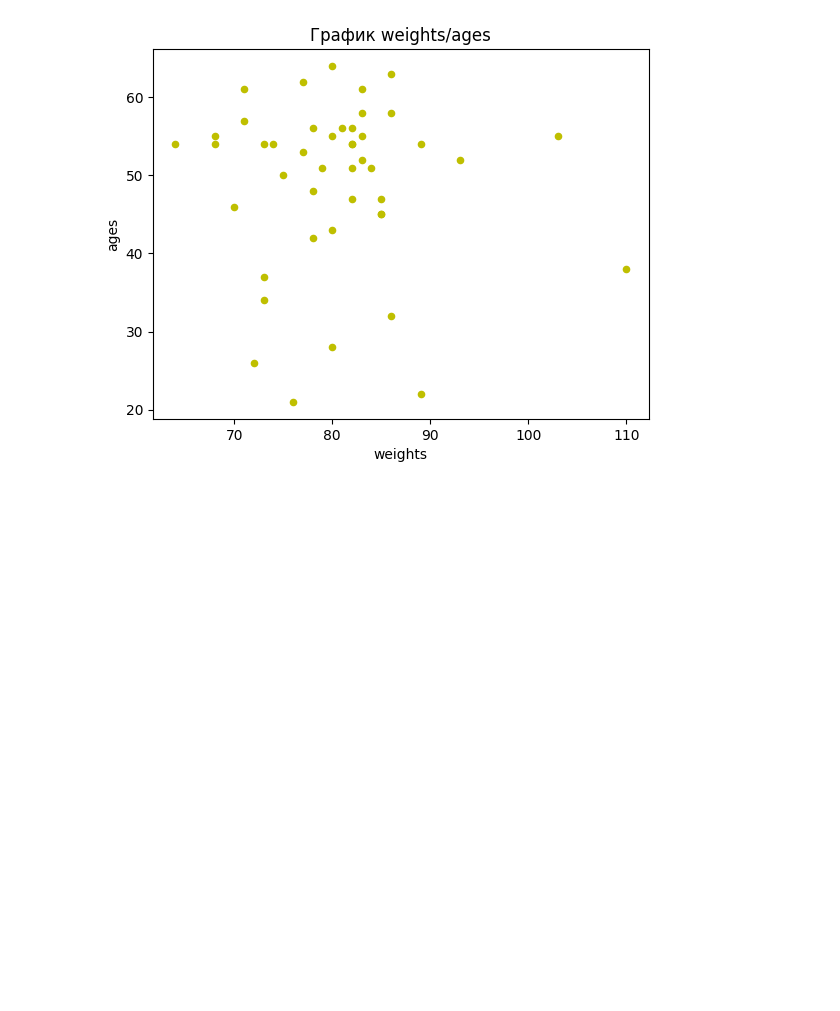
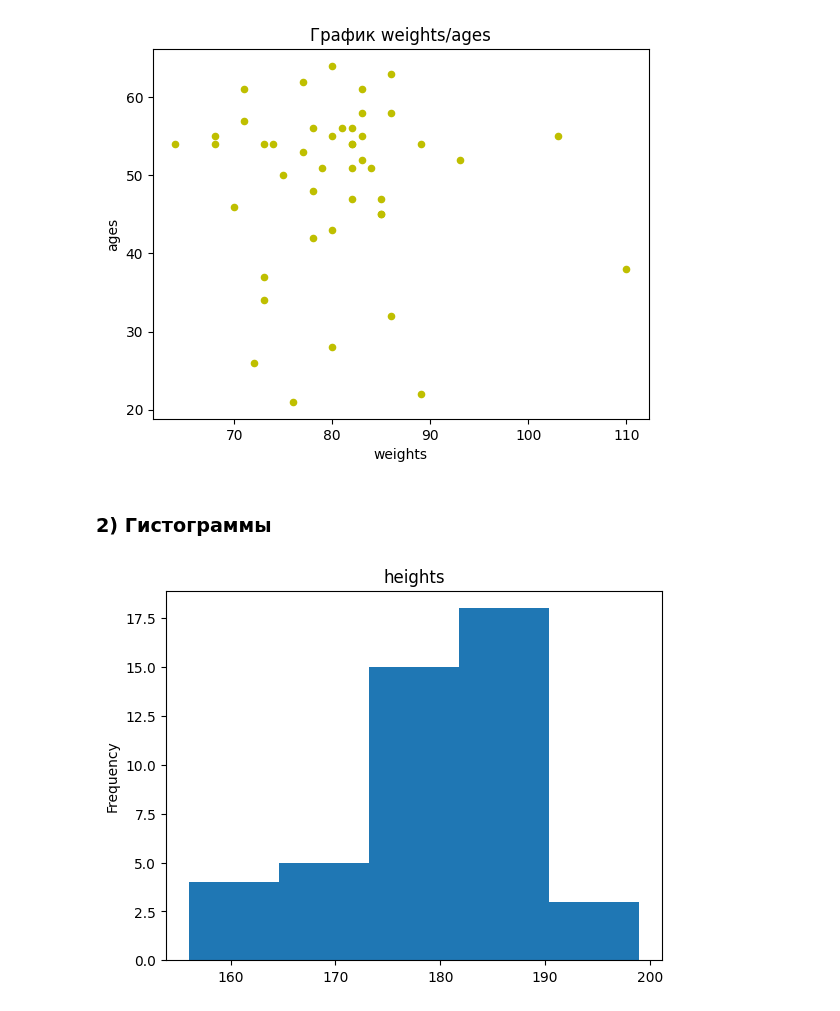
Before and after one commit to ConstantinePluss/Python, a Jupyter notebook: Chapter 3/Глава 3_1.ipynb, the cells around one changed output. Drawn from its saved outputs; the diff is of its cells as text; code cells hidden in the pictures; blank space fills up the shorter version.

```diff
--- a/Chapter 3/Глава 3_1.ipynb
+++ b/Chapter 3/Глава 3_1.ipynb
@@ -99,7 +99,7 @@ ages = [58, 61, 54, 54, 58, 57, 63, 54, 37, 51, 34,
 # %% [markdown]
 ### 1)
 # %%
-data_dict = {'heights':(heights), 'weights': (weights)}
+data_dict = {'heights':(heights), 'weights': (weights), 'ages': (ages), 'gender': (gender)}
 df = pd.DataFrame(data_dict)
 plt.scatter( df['heights'],df['weights'],color='r', marker='o')
 plt.xlabel('heights')
@@ -109,18 +109,25 @@ plt.show()
 # %% [output]
 [figure]
 # %%
-data_dict = {'heights':(heights), 'ages': (ages)}
-df = pd.DataFrame(data_dict)
 df.plot(kind= 'scatter', x = 'heights', y = 'ages',color='b', title=
 'График heights/ages')
 plt.show()
 # %% [output]
 [figure]
 # %%
-data_dict = {'weights':(weights), 'ages': (ages)}
-df = pd.DataFrame(data_dict)
 df.plot(kind= 'scatter', x = 'weights', y = 'ages',color='y', title=
 'График weights/ages')
 plt.show()
 # %% [output]
 [figure]
+# %% [markdown]
+### 2) Гистограммы
+# %%
+df['heights'].plot(
+    kind = 'hist',
+    title = 'heights',
+    bins = 5)
+
+plt.show()
+# %% [output]
+[figure, added]
```
Also changed, not shown: parts of 10 cells of this notebook.
